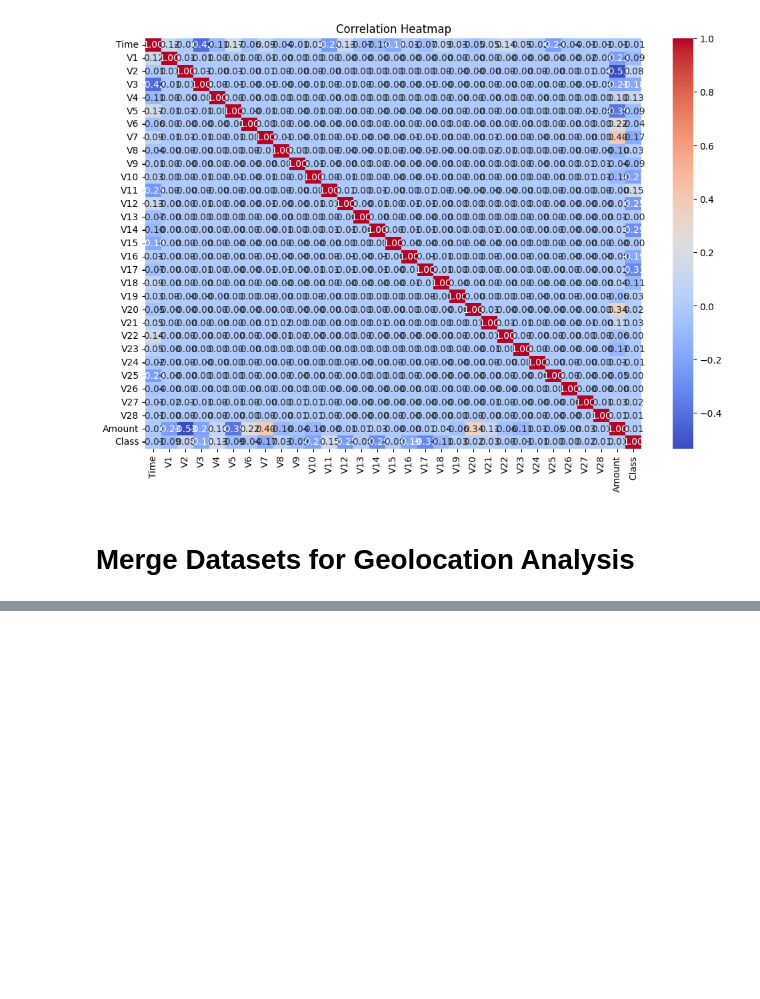
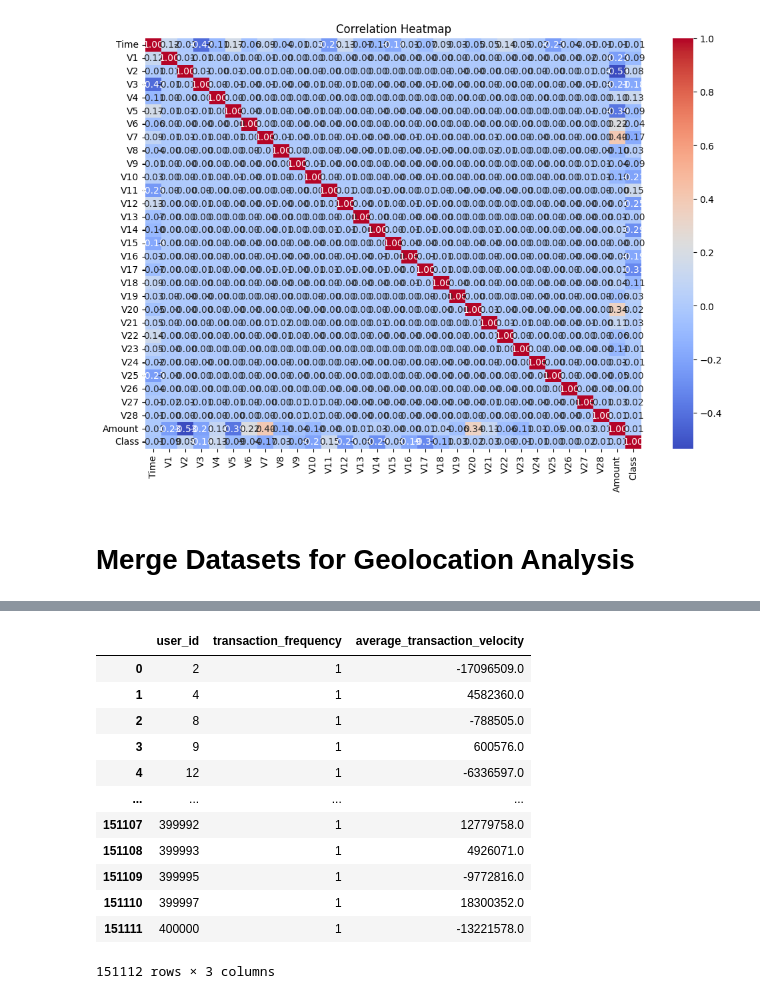
Before and after one commit to jackEBG/8weeksand9, a Jupyter notebook: notebooks/data_analysis.ipynb, the cells around one changed output, grey strips where cells are left out. Drawn from its saved outputs; the diff is of its cells as text; code cells hidden in the pictures; blank space fills up the shorter version.

```diff
--- a/notebooks/data_analysis.ipynb
+++ b/notebooks/data_analysis.ipynb
@@ -192,6 +206,22 @@ fraud_data['time_diff'] = fraud_data['purchase_time'].diff().dt.total_seconds()
 transaction_velocity = fraud_data.groupby('user_id')['time_diff'].mean().reset_index()
 transaction_velocity.columns = ['user_id', 'average_transaction_velocity']
 features = transaction_frequency.merge(transaction_velocity, on='user_id')
+# %%
+features
+# %% [output]
+|  | user_id | transaction_frequency | average_transaction_velocity |
+| 0 | 2 | 1 | -17096509.0 |
+| 1 | 4 | 1 | 4582360.0 |
+| 2 | 8 | 1 | -788505.0 |
+| 3 | 9 | 1 | 600576.0 |
+| 4 | 12 | 1 | -6336597.0 |
+| ... | ... | ... | ... |
+| 151107 | 399992 | 1 | 12779758.0 |
+| 151108 | 399993 | 1 | 4926071.0 |
+| 151109 | 399995 | 1 | -9772816.0 |
+| 151110 | 399997 | 1 | 18300352.0 |
+| 151111 | 400000 | 1 | -13221578.0 |
+151112 rows × 3 columns
 # %%
 # Time-Based Features
 fraud_data['hour_of_day'] = fraud_data['purchase_time'].dt.hour
```
Also changed, not shown: parts of 27 cells of this notebook.
